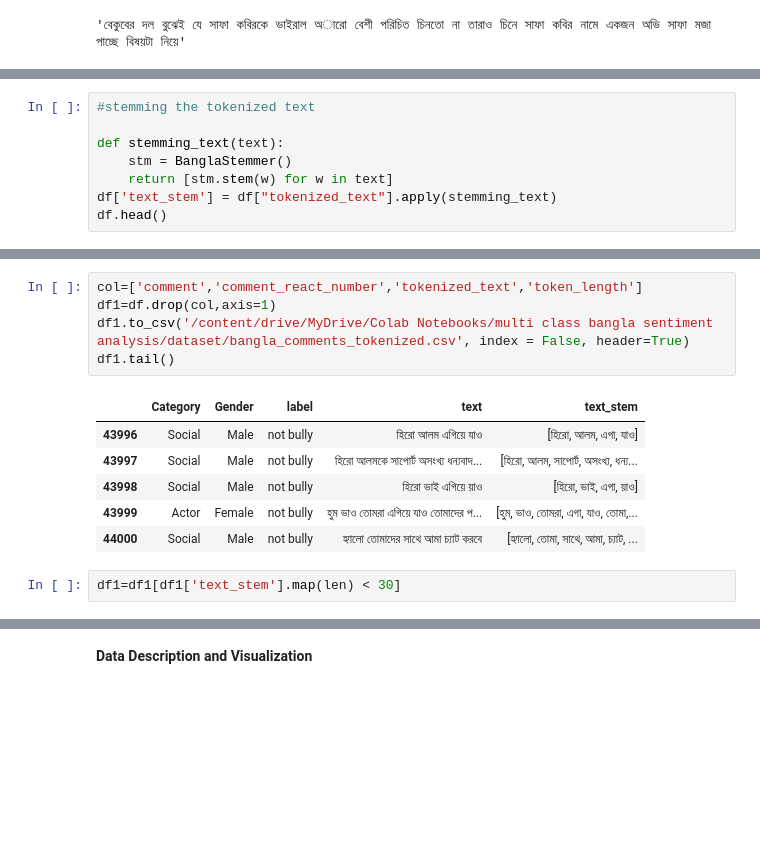
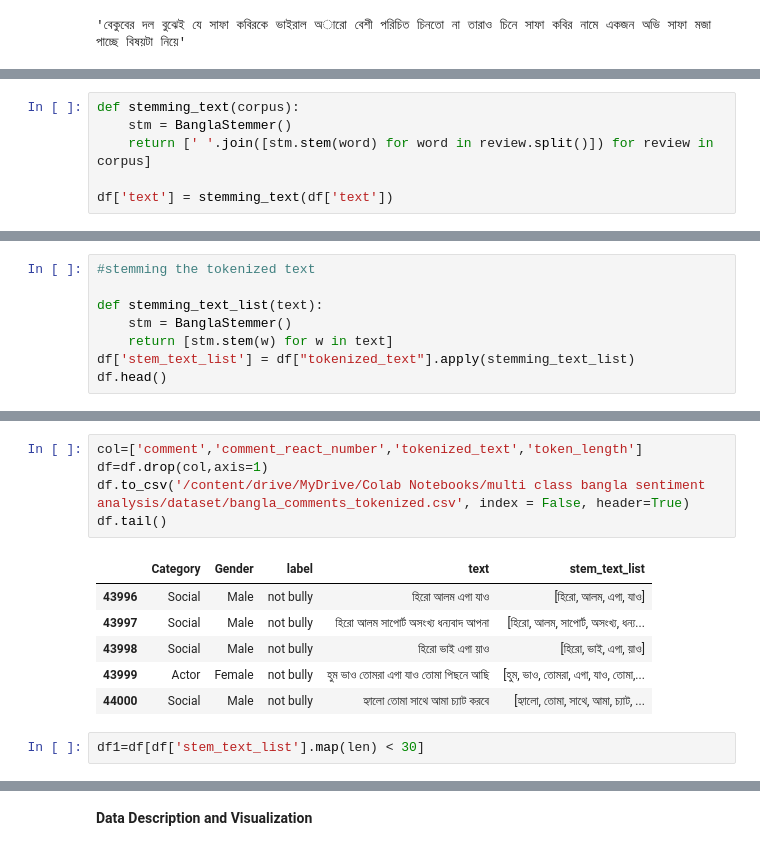
Before and after one commit to rezaul-h/Multi-class-sentiment-analysis-on-bangali-language-, a Jupyter notebook: preprocess.ipynb, the cells around one changed output, grey strips where cells are left out. Saved outputs shown, nothing was run; the diff lists cells and outputs as text; blank space fills up the shorter version.

```diff
--- a/preprocess.ipynb
+++ b/preprocess.ipynb
@@ -203,0 +226,6 @@ ax[4].axis('off')
+# %%
+def stemming_text(corpus):
+    stm = BanglaStemmer()
+    return [' '.join([stm.stem(word) for word in review.split()]) for review in corpus]
+
+df['text'] = stemming_text(df['text'])
@@ -220,10 +275,10 @@ df.head()
 # %%
 #stemming the tokenized text
 
-def stemming_text(text):
+def stemming_text_list(text):
     stm = BanglaStemmer()
     return [stm.stem(w) for w in text]
-df['text_stem'] = df["tokenized_text"].apply(stemming_text)
+df['stem_text_list'] = df["tokenized_text"].apply(stemming_text_list)
 df.head()
 # %% [output]
 Streaming output truncated to the last 5000 lines.
@@ -272,18 +327,18 @@ df.head()
 | 4 | পটকা মাছ | Politician | Male | 0.0 | troll | পটকা মাছ | [পটকা, মাছ] | 2 | ... |
 # %%
 col=['comment','comment_react_number','tokenized_text','token_length']
-df1=df.drop(col,axis=1)
-df1.to_csv('/content/drive/MyDrive/Colab Notebooks/multi class bangla sentiment analysis/dataset/bangla_comments_tokenized.csv', index = False, header=True)
-df1.tail()
+df=df.drop(col,axis=1)
+df.to_csv('/content/drive/MyDrive/Colab Notebooks/multi class bangla sentiment analysis/dataset/bangla_comments_tokenized.csv', index = False, header=True)
+df.tail()
 # %% [output]
-|  | Category | Gender | label | text | text_stem |
-| 43996 | Social | Male | not bully | হিরো আলম এগিয়ে যাও | [হিরো, আলম, এগা, যাও] |
-| 43997 | Social | Male | not bully | হিরো আলমকে সাপোর্ট অসংখ্য ধন্যবাদ... | [হিরো, আলম, সাপোর্ট, অসংখ্য, ধন্য... |
-| 43998 | Social | Male | not bully | হিরো ভাই এগিয়ে য়াও | [হিরো, ভাই, এগা, য়াও] |
-| 43999 | Actor | Female | not bully | হুম ভাও তোমরা এগিয়ে যাও তোমাদের প... | [হুম, ভাও, তোমরা, এগা, যাও, তোমা,... |
-| 44000 | Social | Male | not bully | হ্যালো তোমাদের সাথে আমা চ্যাট করবে | [হ্যালো, তোমা, সাথে, আমা, চ্যাট, ... |
+|  | Category | Gender | label | text | stem_text_list |
+| 43996 | Social | Male | not bully | হিরো আলম এগা যাও | [হিরো, আলম, এগা, যাও] |
+| 43997 | Social | Male | not bully | হিরো আলম সাপোর্ট অসংখ্য ধন্যবাদ আপনা | [হিরো, আলম, সাপোর্ট, অসংখ্য, ধন্য... |
+| 43998 | Social | Male | not bully | হিরো ভাই এগা য়াও | [হিরো, ভাই, এগা, য়াও] |
+| 43999 | Actor | Female | not bully | হুম ভাও তোমরা এগা যাও তোমা পিছনে আছি | [হুম, ভাও, তোমরা, এগা, যাও, তোমা,... |
+| 44000 | Social | Male | not bully | হ্যালো তোমা সাথে আমা চ্যাট করবে | [হ্যালো, তোমা, সাথে, আমা, চ্যাট, ... |
 # %%
-df1=df1[df1['text_stem'].map(len) < 30]
+df1=df[df['stem_text_list'].map(len) < 30]
 # %%
 df1.head()
 # %% [output]
```
Also changed, not shown: parts of 13 cells of this notebook, 15 other files.
